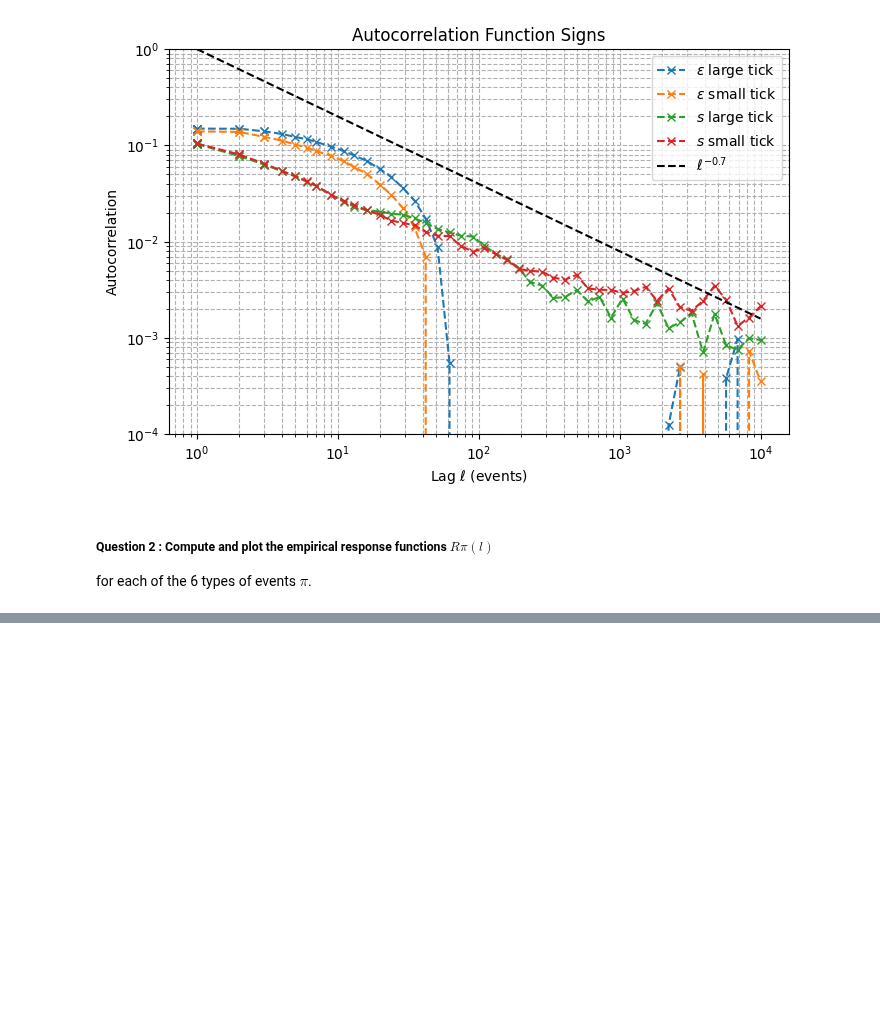
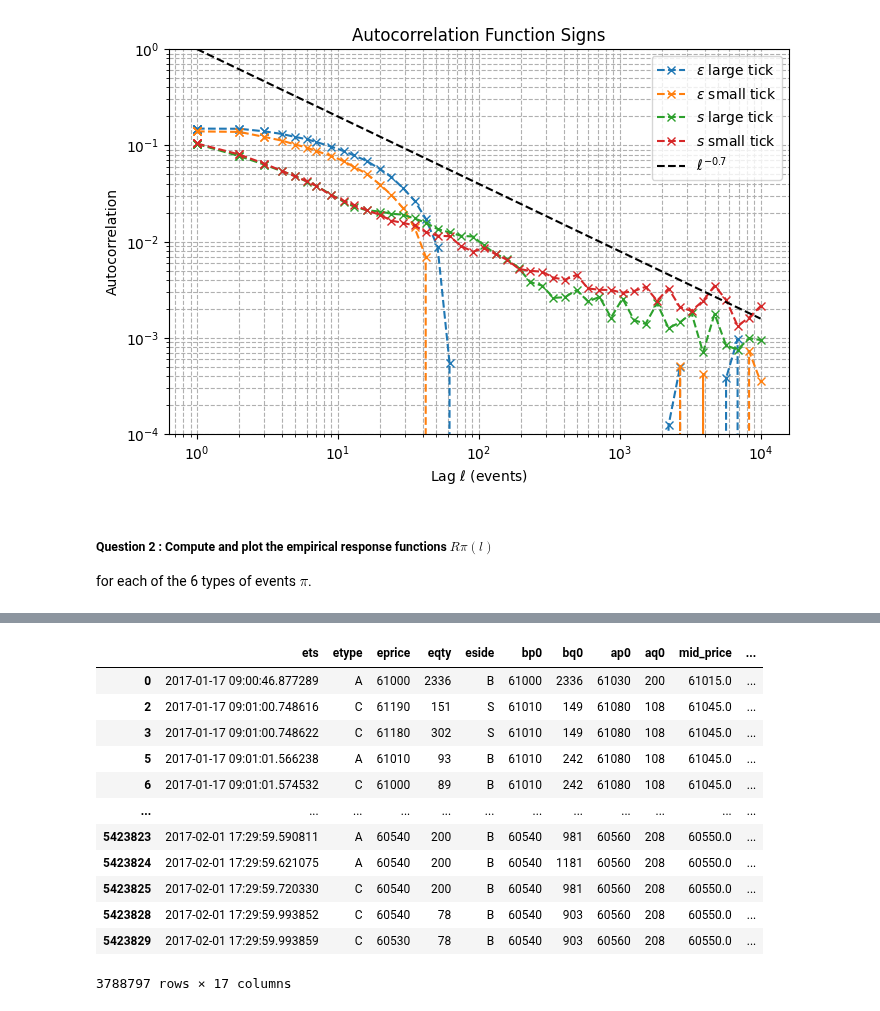
Before and after one commit to ethantrentin/High-Frequency-Data-Limit-Order-Books, a Jupyter notebook: DHF-LAB5-BOISTARD-ROCHE-TRENTIN.ipynb, the cells around one changed output, grey strips where cells are left out. Cells and saved outputs as stored; diff of their text form; code cells hidden in the pictures; blank space fills up the shorter version.

```diff
--- a/DHF-LAB5-BOISTARD-ROCHE-TRENTIN.ipynb
+++ b/DHF-LAB5-BOISTARD-ROCHE-TRENTIN.ipynb
@@ -389,0 +389,24 @@ TypeError: '>' not supported between instances of 'str' and 'int'
+# %%
+## now we consider the market impact
+## we use midprice as a starter
+def add_midprice(df):
+    df['mid_price'] = (df['bp0'] + df['ap0']) / 2
+    df.dropna(inplace=True)
+    return df
+# %%
+add_midprice(SG_df)
+add_midprice(BNPP_df)
+# %% [output]
+|  | ets | etype | eprice | eqty | eside | bp0 | bq0 | ap0 | aq0 | mid_price | ... |
+| 0 | 2017-01-17 09:00:46.877289 | A | 61000 | 2336 | B | 61000 | 2336 | 61030 | 200 | 61015.0 | ... |
+| 2 | 2017-01-17 09:01:00.748616 | C | 61190 | 151 | S | 61010 | 149 | 61080 | 108 | 61045.0 | ... |
+| 3 | 2017-01-17 09:01:00.748622 | C | 61180 | 302 | S | 61010 | 149 | 61080 | 108 | 61045.0 | ... |
+| 5 | 2017-01-17 09:01:01.566238 | A | 61010 | 93 | B | 61010 | 242 | 61080 | 108 | 61045.0 | ... |
+| 6 | 2017-01-17 09:01:01.574532 | C | 61000 | 89 | B | 61010 | 242 | 61080 | 108 | 61045.0 | ... |
+| ... | ... | ... | ... | ... | ... | ... | ... | ... | ... | ... | ... |
+| 5423823 | 2017-02-01 17:29:59.590811 | A | 60540 | 200 | B | 60540 | 981 | 60560 | 208 | 60550.0 | ... |
+| 5423824 | 2017-02-01 17:29:59.621075 | A | 60540 | 200 | B | 60540 | 1181 | 60560 | 208 | 60550.0 | ... |
+| 5423825 | 2017-02-01 17:29:59.720330 | C | 60540 | 200 | B | 60540 | 981 | 60560 | 208 | 60550.0 | ... |
+| 5423828 | 2017-02-01 17:29:59.993852 | C | 60540 | 78 | B | 60540 | 903 | 60560 | 208 | 60550.0 | ... |
+| 5423829 | 2017-02-01 17:29:59.993859 | C | 60530 | 78 | B | 60540 | 903 | 60560 | 208 | 60550.0 | ... |
+3788797 rows × 17 columns
```
Also changed, not shown: parts of 8 cells of this notebook.
